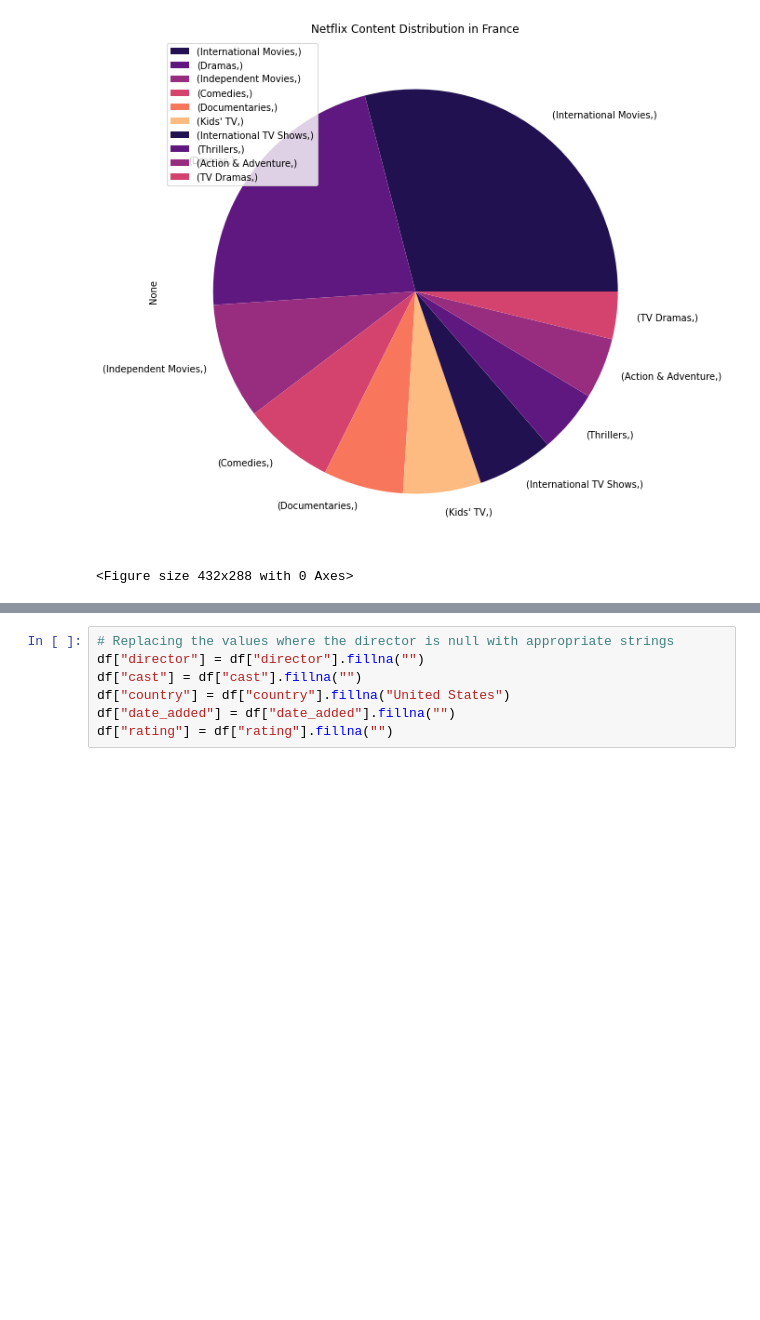
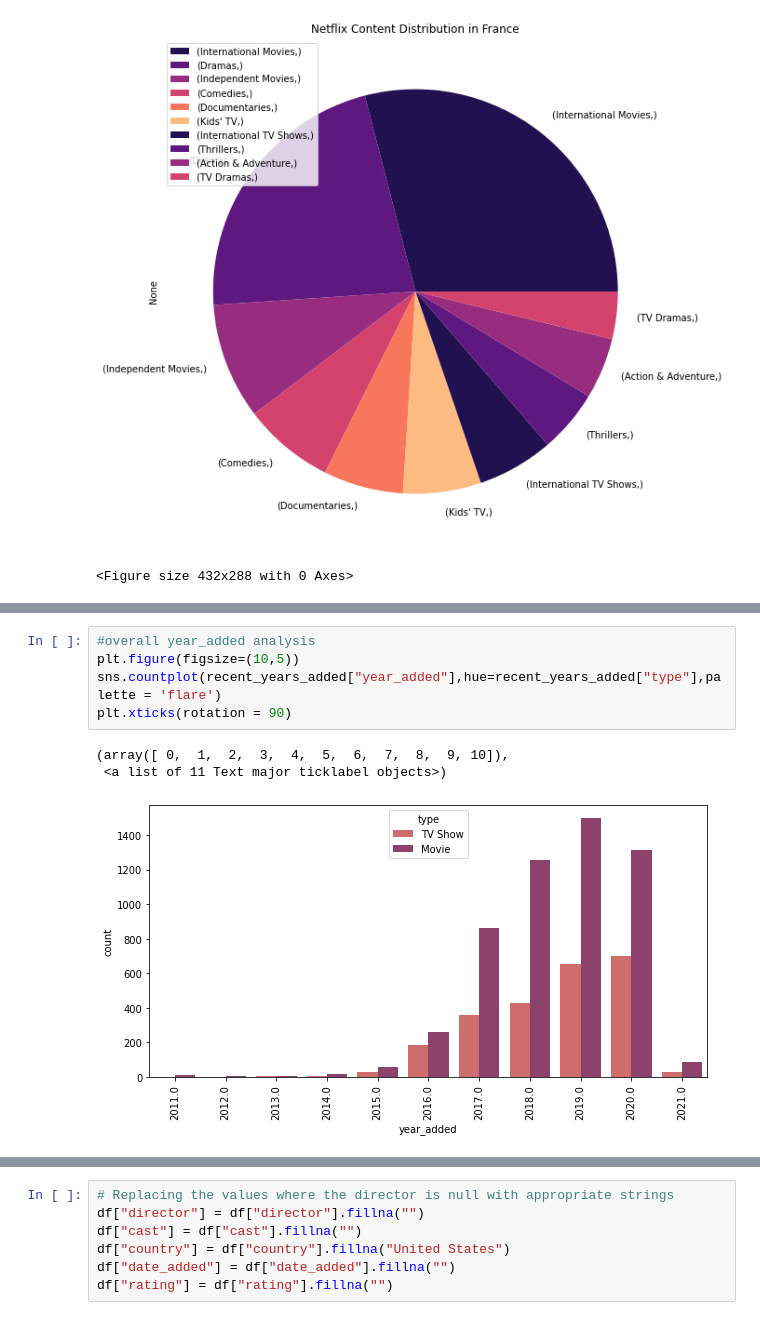
Before and after one commit to NayanaPradeep/Netflix-Movies-and-TV-Shows-Clustering, a Jupyter notebook: NETFLIX_MOVIES_AND_TV_SHOWS_CLUSTERING.ipynb, the cells around one changed output, grey strips where cells are left out. Cells and saved outputs as stored; diff of their text form; blank space fills up the shorter version.

```diff
--- a/NETFLIX_MOVIES_AND_TV_SHOWS_CLUSTERING.ipynb
+++ b/NETFLIX_MOVIES_AND_TV_SHOWS_CLUSTERING.ipynb
@@ -744,0 +841,9 @@ df = netflix_original.copy()
+# %%
+#overall year_added analysis
+plt.figure(figsize=(10,5))
+sns.countplot(recent_years_added["year_added"],hue=recent_years_added["type"],palette = 'flare')
+plt.xticks(rotation = 90)
+# %% [output]
+(array([ 0,  1,  2,  3,  4,  5,  6,  7,  8,  9, 10]),
+ <a list of 11 Text major ticklabel objects>)
+[figure, added]
```
Also changed, not shown: parts of 86 cells of this notebook.
